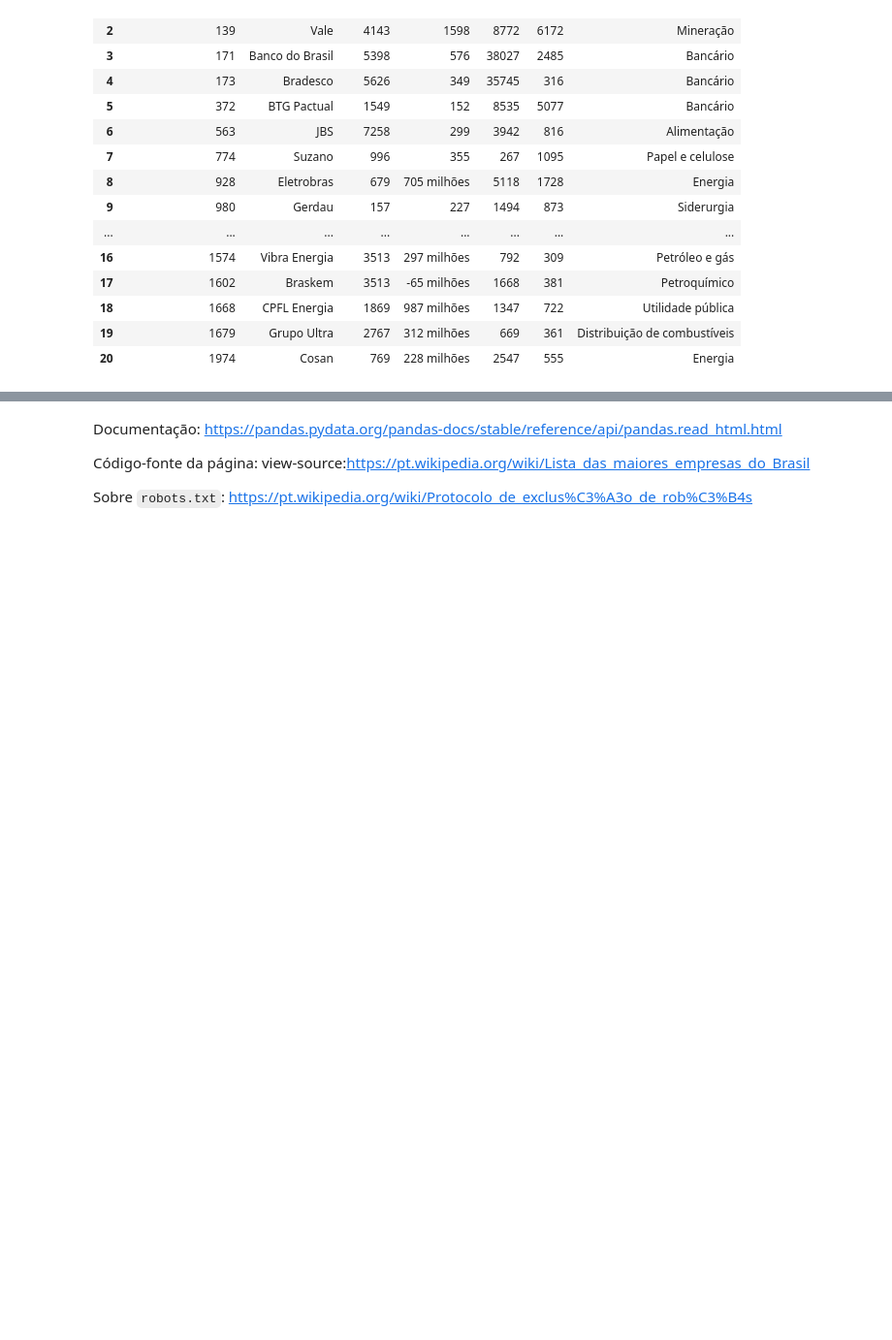
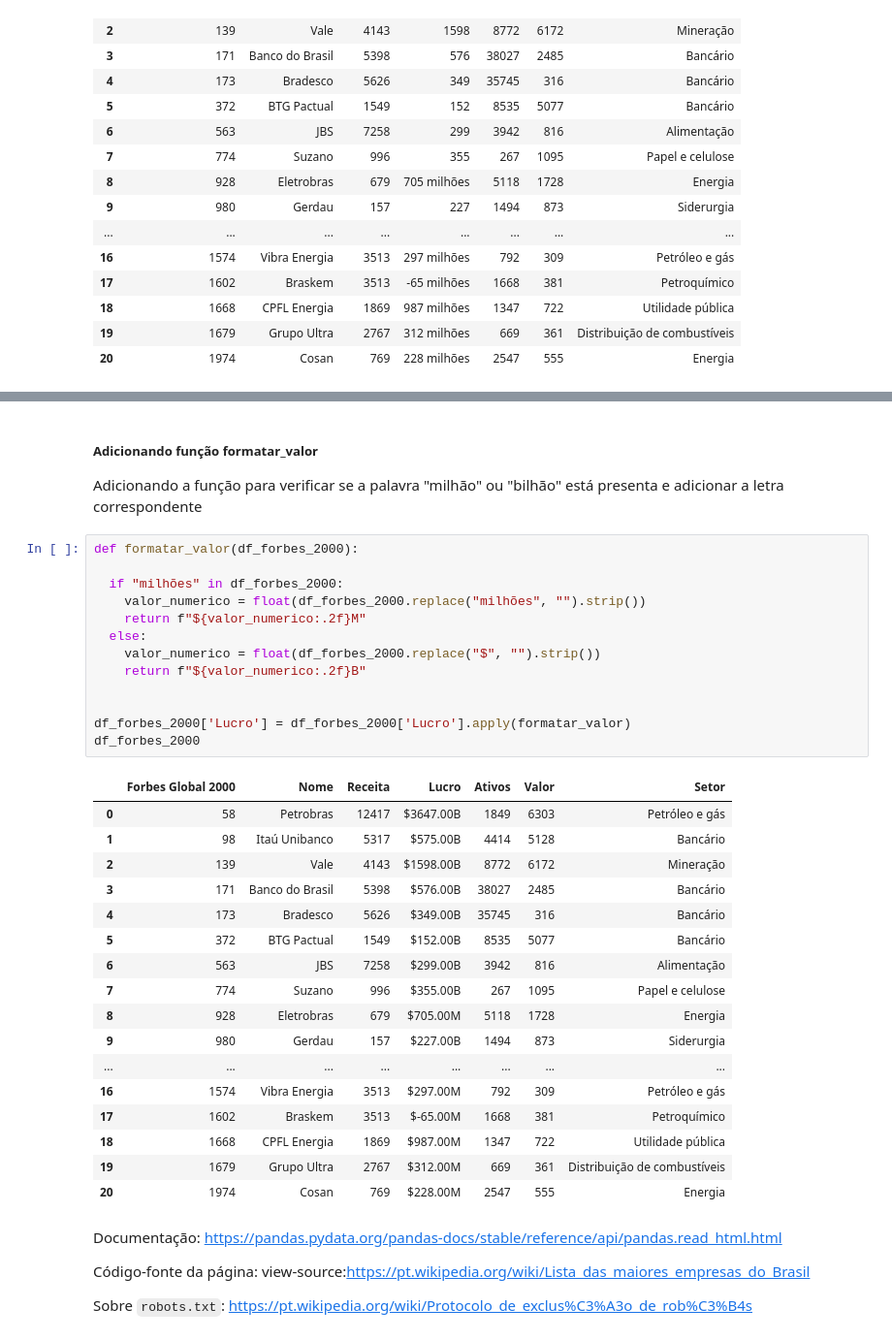
Before and after one commit to KaikMarques/Web-Scraping-wikipedia-maiores-empresas-brasil, a Jupyter notebook: web-scraping-projeto.ipynb, the cells around one changed output, grey strips where cells are left out. Shown at 97% size. Cells and saved outputs as stored; diff of their text form; blank space fills up the shorter version.

Commit message:
add func formatar_valor

```diff
--- a/web-scraping-projeto.ipynb
+++ b/web-scraping-projeto.ipynb
@@ -110,3 +140,37 @@ df_forbes_2000
+# %% [markdown]
+##### Adicionando função formatar_valor
+Adicionando a função para verificar se a palavra "milhão" ou "bilhão" está presenta e adicionar a letra correspondente
+# %%
+def formatar_valor(df_forbes_2000):
+
+  if "milhões" in df_forbes_2000:
+    valor_numerico = float(df_forbes_2000.replace("milhões", "").strip())
+    return f"${valor_numerico:.2f}M"
+  else:
+    valor_numerico = float(df_forbes_2000.replace("$", "").strip())
+    return f"${valor_numerico:.2f}B"
+
+
+df_forbes_2000['Lucro'] = df_forbes_2000['Lucro'].apply(formatar_valor)
+df_forbes_2000
+# %% [output]
+|  | Forbes Global 2000 | Nome | Receita | Lucro | Ativos | Valor | Setor |
+| 0 | 58 | Petrobras | 12417 | $3647.00B | 1849 | 6303 | Petróleo e gás |
+| 1 | 98 | Itaú Unibanco | 5317 | $575.00B | 4414 | 5128 | Bancário |
+| 2 | 139 | Vale | 4143 | $1598.00B | 8772 | 6172 | Mineração |
+| 3 | 171 | Banco do Brasil | 5398 | $576.00B | 38027 | 2485 | Bancário |
+| 4 | 173 | Bradesco | 5626 | $349.00B | 35745 | 316 | Bancário |
+| 5 | 372 | BTG Pactual | 1549 | $152.00B | 8535 | 5077 | Bancário |
+| 6 | 563 | JBS | 7258 | $299.00B | 3942 | 816 | Alimentação |
+| 7 | 774 | Suzano | 996 | $355.00B | 267 | 1095 | Papel e celulose |
+| 8 | 928 | Eletrobras | 679 | $705.00M | 5118 | 1728 | Energia |
+| 9 | 980 | Gerdau | 157 | $227.00B | 1494 | 873 | Siderurgia |
+| ... | ... | ... | ... | ... | ... | ... | ... |
+| 16 | 1574 | Vibra Energia | 3513 | $297.00M | 792 | 309 | Petróleo e gás |
+| 17 | 1602 | Braskem | 3513 | $-65.00M | 1668 | 381 | Petroquímico |
+| 18 | 1668 | CPFL Energia | 1869 | $987.00M | 1347 | 722 | Utilidade pública |
+| 19 | 1679 | Grupo Ultra | 2767 | $312.00M | 669 | 361 | Distribuição de combustíveis |
+| 20 | 1974 | Cosan | 769 | $228.00M | 2547 | 555 | Energia |
 # %% [markdown]
 Documentação: https://pandas.pydata.org/pandas-docs/stable/reference/api/pandas.read_html.html
 
```
Also changed, not shown: parts of 3 cells of this notebook.
